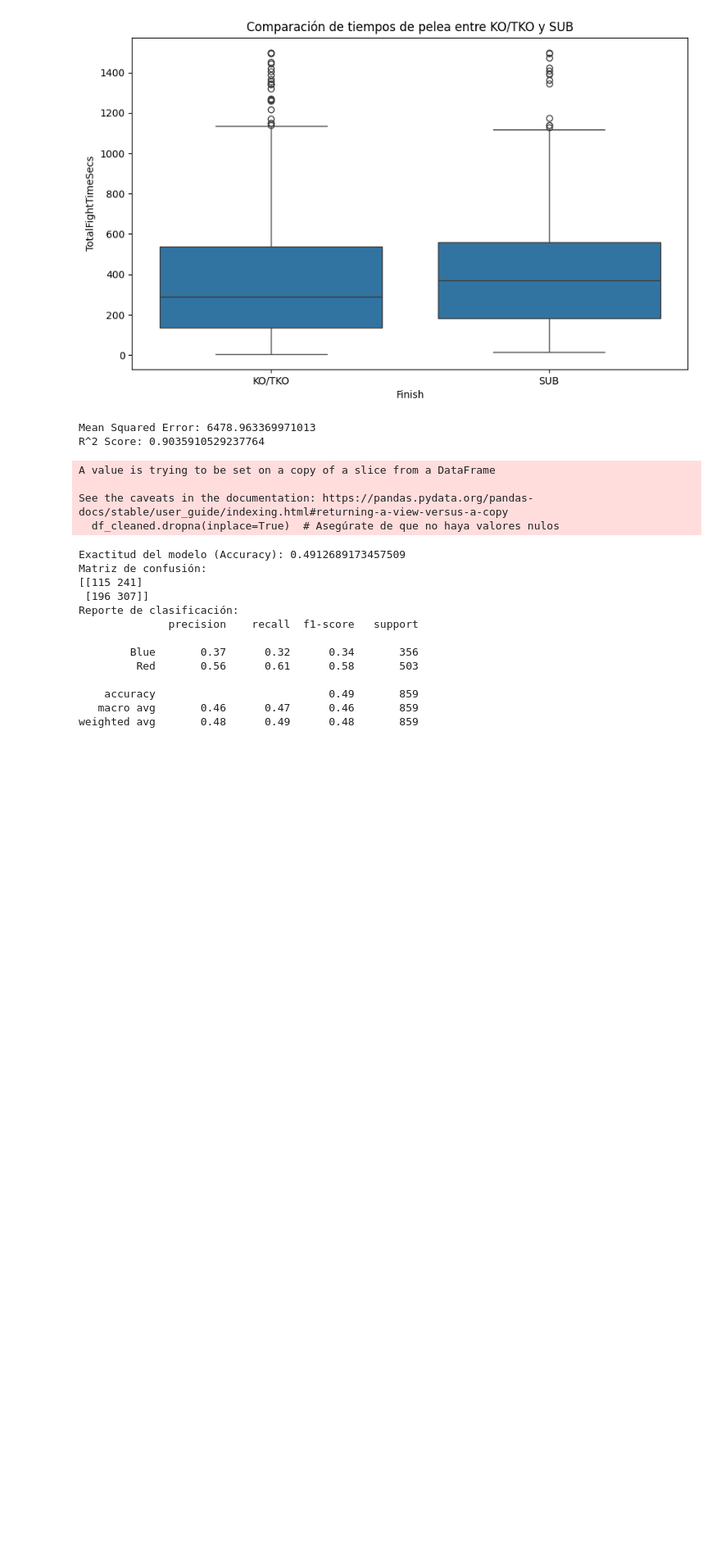
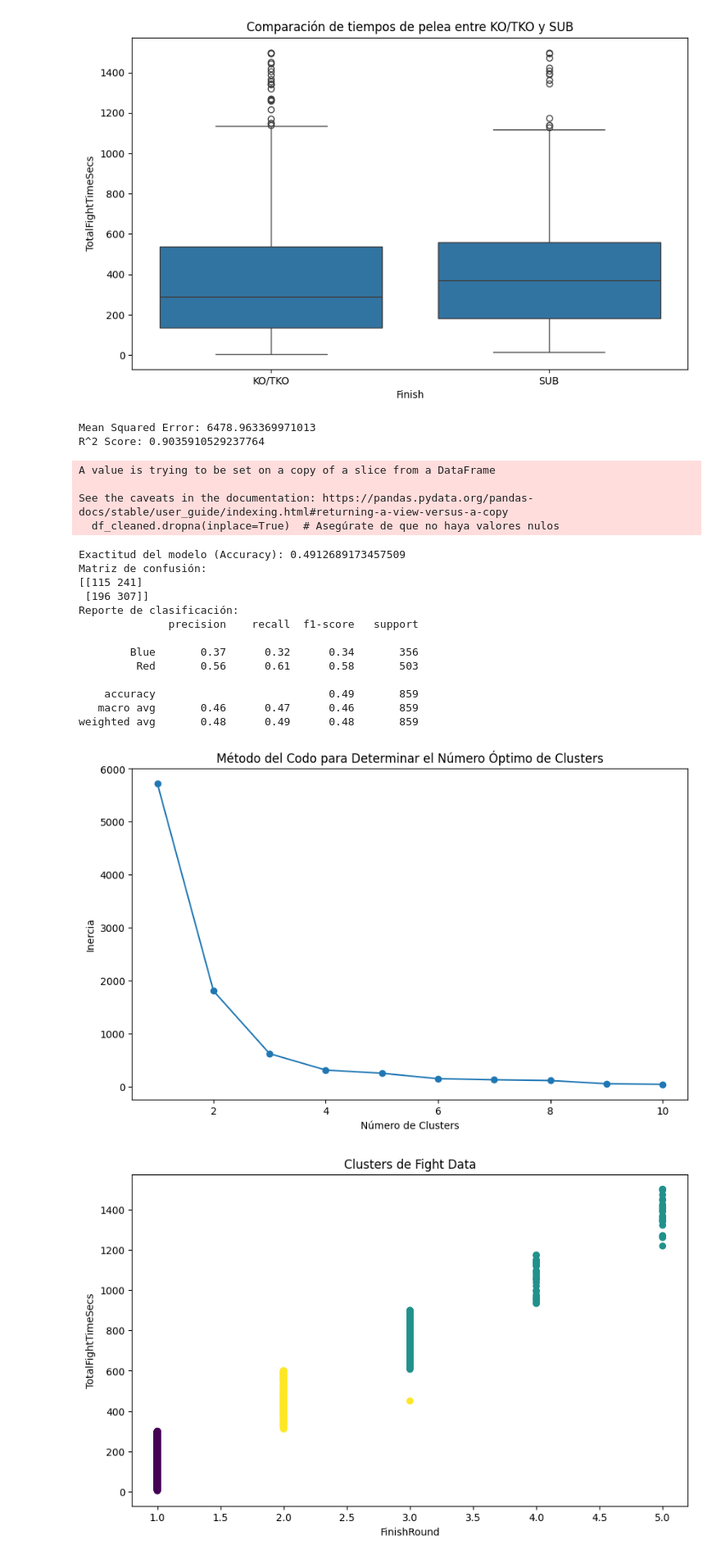
Before and after one commit to orlandova939/mineriadata, a Jupyter notebook: UFC_data_mining.ipynb, the cells around one changed output. Shown at 82% size. Saved outputs shown, nothing was run; the diff lists cells and outputs as text; code cells hidden in the pictures; blank space fills up the shorter version.

```diff
--- a/UFC_data_mining.ipynb
+++ b/UFC_data_mining.ipynb
@@ -323,3 +323,41 @@ Reporte de clasificación:
     accuracy                           0.49       859
    macro avg       0.46      0.47      0.46       859
 weighted avg       0.48      0.49      0.48       859
+# %%
+from sklearn.cluster import KMeans
+from sklearn.preprocessing import StandardScaler
+import matplotlib.pyplot as plt
+
+# 1. Escalar las características numéricas
+scaler = StandardScaler()
+df_scaled = scaler.fit_transform(df[['FinishRound', 'TotalFightTimeSecs']])
+
+# 2. Aplicar K-Means para encontrar el número óptimo de clusters (usando el método del codo)
+inertia = []
+for k in range(1, 11):  # Intentamos con k entre 1 y 10
+    kmeans = KMeans(n_clusters=k, random_state=42)
+    kmeans.fit(df_scaled)
+    inertia.append(kmeans.inertia_)
+
+# Graficar el método del codo
+plt.figure(figsize=(10, 6))
+plt.plot(range(1, 11), inertia, marker='o')
+plt.title('Método del Codo para Determinar el Número Óptimo de Clusters')
+plt.xlabel('Número de Clusters')
+plt.ylabel('Inercia')
+plt.show()
+
+# 3. Aplicar K-Means con el número óptimo de clusters (por ejemplo, 3 clusters)
+kmeans = KMeans(n_clusters=3, random_state=42)
+df['Cluster'] = kmeans.fit_predict(df_scaled)
+
+# 4. Visualizar los clusters
+plt.figure(figsize=(10, 6))
+plt.scatter(df['FinishRound'], df['TotalFightTimeSecs'], c=df['Cluster'], cmap='viridis')
+plt.title('Clusters de Fight Data')
+plt.xlabel('FinishRound')
+plt.ylabel('TotalFightTimeSecs')
+plt.show()
+# %% [output]
+[figure, added]
+[figure, added]
```
